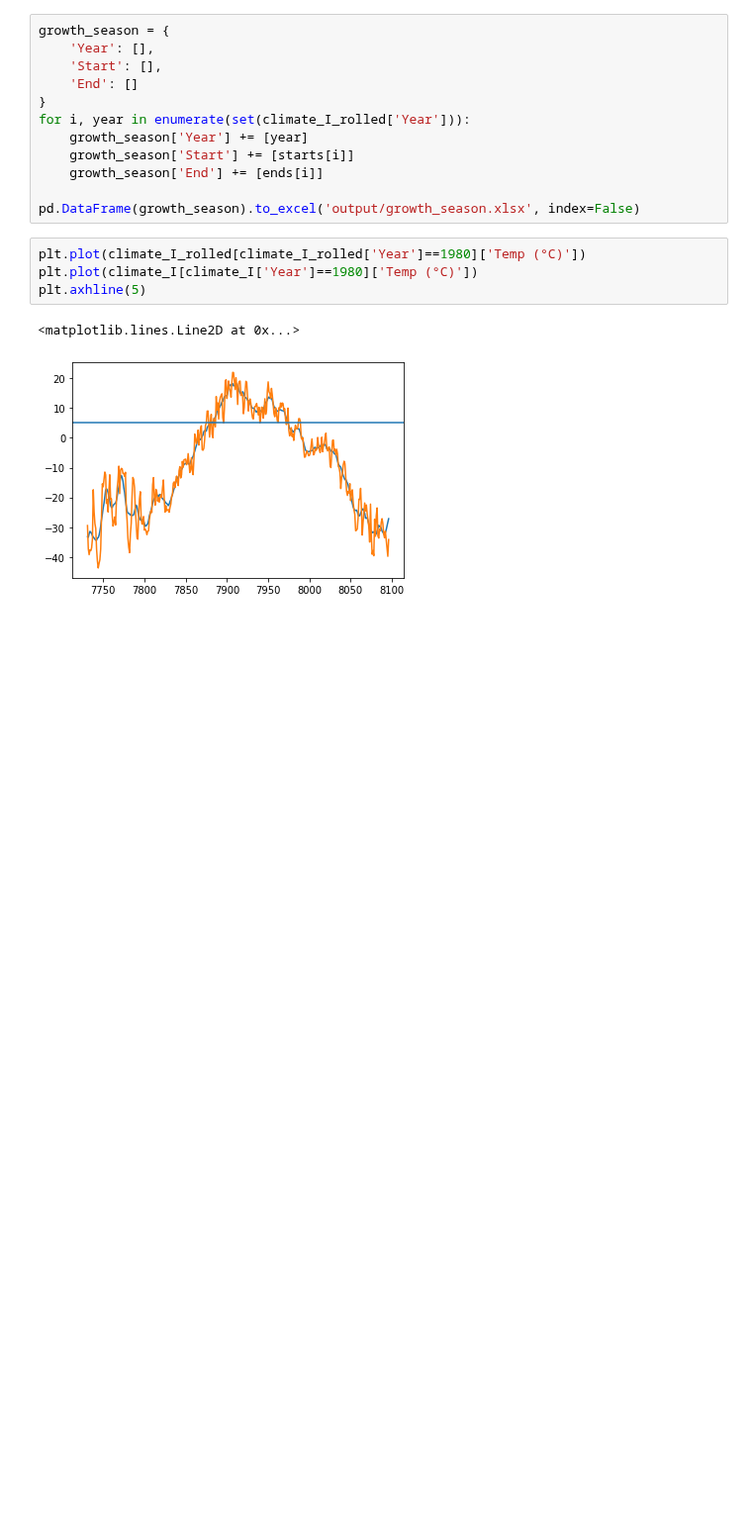
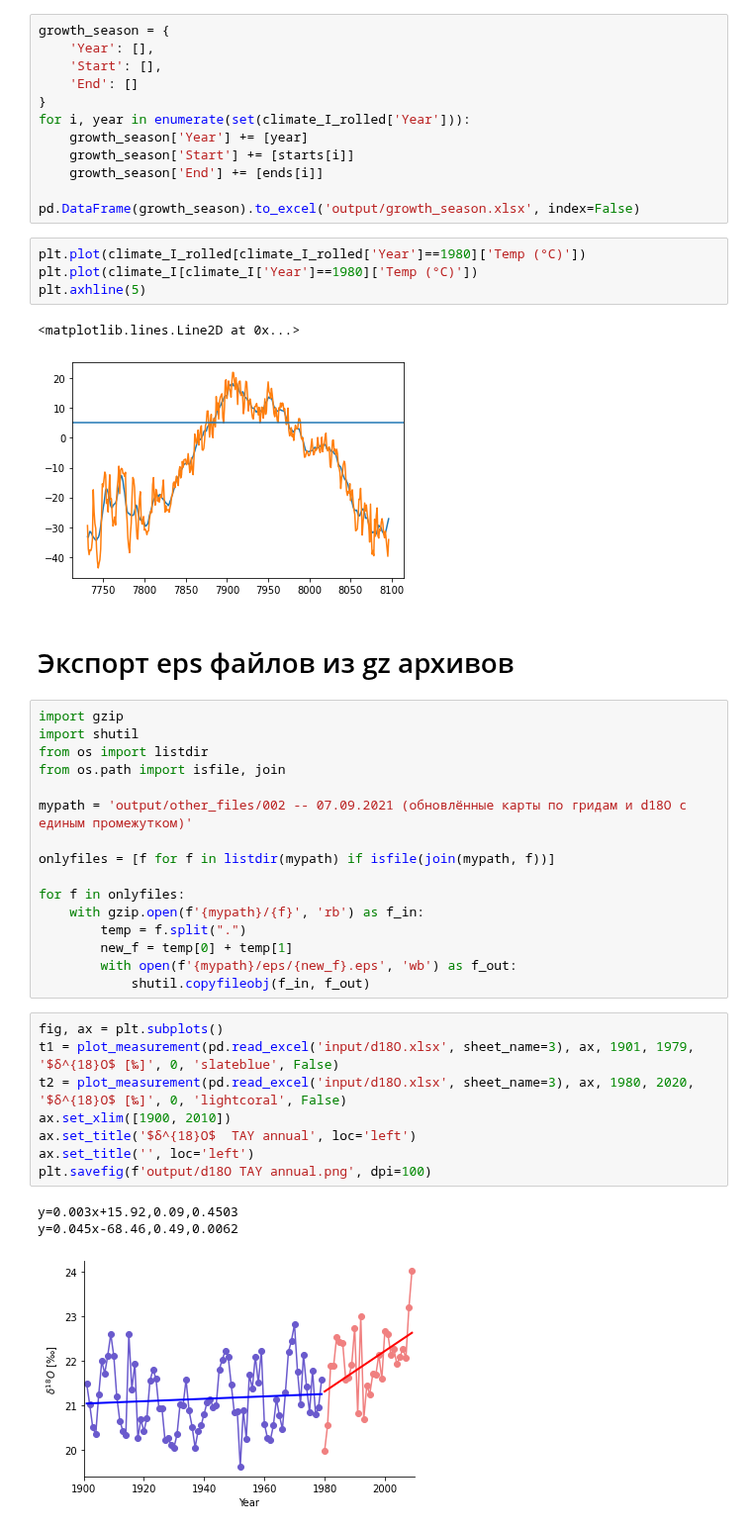
Before and after one commit to mikewellmeansme/trs-isotopes-analyser, a Jupyter notebook: playground.ipynb, the cells around one changed output. Shown at 99% size. Cells and saved outputs as stored; diff of their text form; blank space fills up the shorter version.

```diff
--- a/playground.ipynb
+++ b/playground.ipynb
@@ -620,3 +623,33 @@ plt.axhline(5)
 # %% [output]
 <matplotlib.lines.Line2D at 0x...>
 [figure]
+# %% [markdown]
+# Экспорт eps файлов из gz архивов
+# %%
+import gzip
+import shutil
+from os import listdir
+from os.path import isfile, join
+
+mypath = 'output/other_files/002 -- 07.09.2021 (обновлённые карты по гридам и d18O с единым промежутком)'
+
+onlyfiles = [f for f in listdir(mypath) if isfile(join(mypath, f))]
+
+for f in onlyfiles:
+    with gzip.open(f'{mypath}/{f}', 'rb') as f_in:
+        temp = f.split(".")
+        new_f = temp[0] + temp[1]
+        with open(f'{mypath}/eps/{new_f}.eps', 'wb') as f_out:
+            shutil.copyfileobj(f_in, f_out)
+# %%
+fig, ax = plt.subplots()
+t1 = plot_measurement(pd.read_excel('input/d18O.xlsx', sheet_name=3), ax, 1901, 1979, '$δ^{18}O$ [‰]', 0, 'slateblue', False)
+t2 = plot_measurement(pd.read_excel('input/d18O.xlsx', sheet_name=3), ax, 1980, 2020, '$δ^{18}O$ [‰]', 0, 'lightcoral', False)
+ax.set_xlim([1900, 2010])
+ax.set_title('$δ^{18}O$  TAY annual', loc='left')
+ax.set_title('', loc='left')
+plt.savefig(f'output/d18O TAY annual.png', dpi=100)
+# %% [output]
+y=0.003x+15.92,0.09,0.4503
+y=0.045x-68.46,0.49,0.0062
+[figure, added]
```
Also changed, not shown: parts of 12 cells of this notebook, 3 other files.
